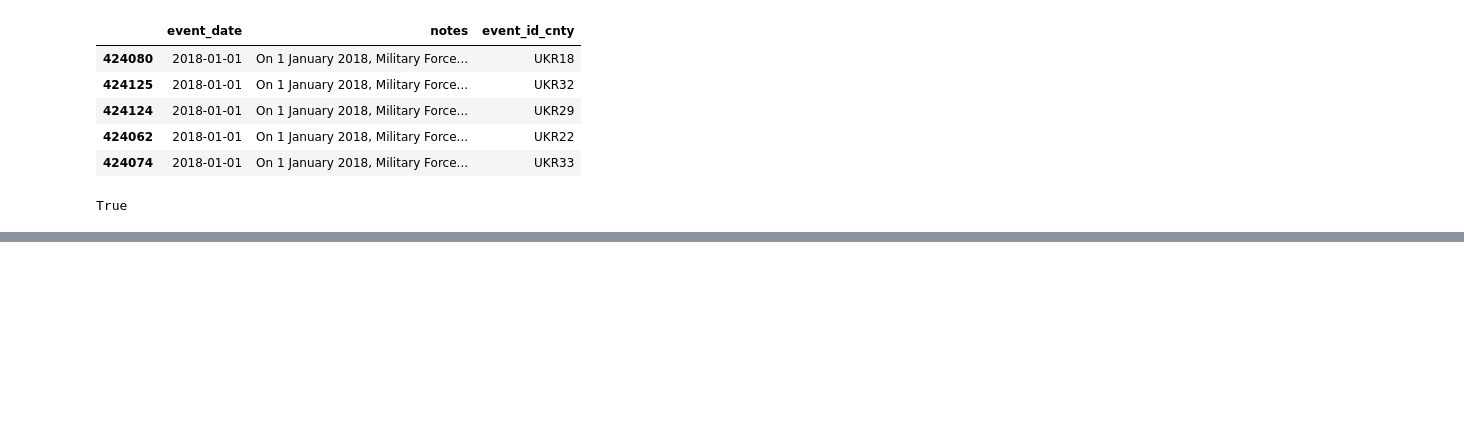
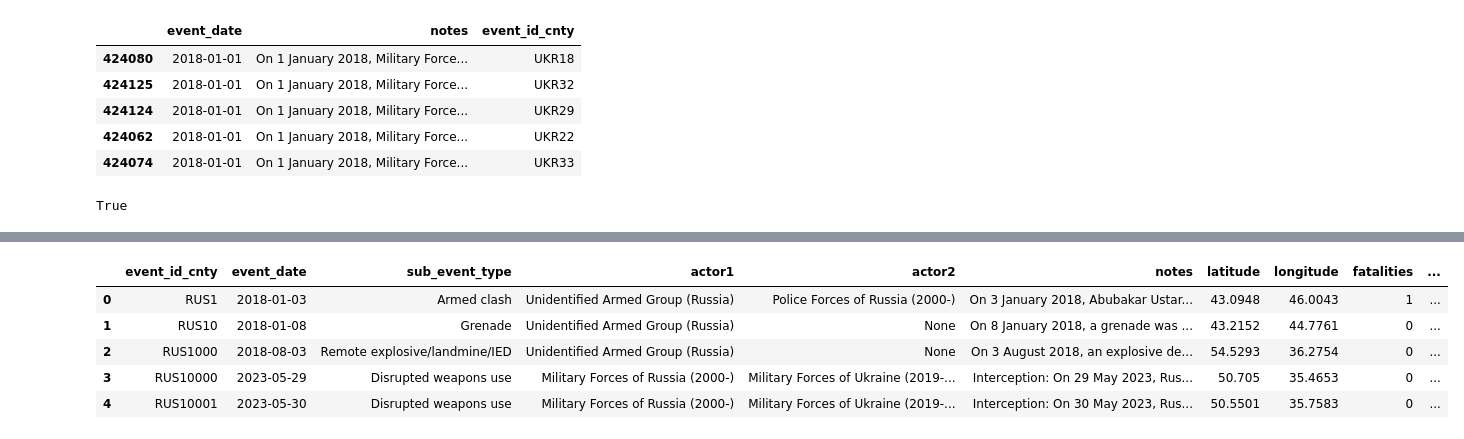
Before and after one commit to supawitgolf/rus-ukr-study, a Jupyter notebook: data-cleaning.ipynb, the cells around one changed output, grey strips where cells are left out. Drawn from its saved outputs; the diff is of its cells as text; code cells hidden in the pictures; blank space fills up the shorter version.

Commit message:
Add data deduplication notebook

```diff
--- a/data-cleaning.ipynb
+++ b/data-cleaning.ipynb
@@ -11,7 +11,9 @@ pd.set_option('display.max_columns', None)   # Show all columns
 
 
 sourceDf = pd.read_csv("./data/Europe-Central-Asia_2018-2024_Sep27.csv")
+equipement_loss_df = pd.read_csv("./data/russia-ukraine-equipement-losses.csv")
 print(sourceDf.columns)
+print(equipement_loss_df.columns)
 # %% [output]
 Index(['event_id_cnty', 'event_date', 'year', 'time_precision',
        'disorder_type', 'event_type', 'sub_event_type', 'actor1',
@@ -170,3 +181,16 @@ display(aggregated.head(10))
 | RUS10004 | RUS10004 | 2023-05-30 | Disrupted weapons use | Military Forces of Russia (2000-) | Unidentified Armed Group (Russia) | Interception: On 30 May 2023, Rus... | 55.757 | 37.242 | ... |
 | RUS10005 | RUS10005 | 2023-05-30 | Disrupted weapons use | Military Forces of Russia (2000-) | Unidentified Armed Group (Russia) | Interception: On 30 May 2023, Rus... | 55.5987 | 37.3517 | ... |
 | RUS10006 | RUS10006 | 2023-06-01 | Disrupted weapons use | Military Forces of Russia (2000-) | Unidentified Armed Group (Russia) | Interception: On 1 June 2023, Rus... | 51.7373 | 36.1873 | ... |
+# %%
+
+equipement_loss_df = equipement_loss_df.rename(columns={'Date': 'event_date'})
+joined = pd.merge(aggregated, equipement_loss_df, on="event_date", how="left")
+
+display(joined.head(5))
+# %% [output]
+|  | event_id_cnty | event_date | sub_event_type | actor1 | actor2 | notes | latitude | longitude | fatalities | ... |
+| 0 | RUS1 | 2018-01-03 | Armed clash | Unidentified Armed Group (Russia) | Police Forces of Russia (2000-) | On 3 January 2018, Abubakar Ustar... | 43.0948 | 46.0043 | 1 | ... |
+| 1 | RUS10 | 2018-01-08 | Grenade | Unidentified Armed Group (Russia) | None | On 8 January 2018, a grenade was ... | 43.2152 | 44.7761 | 0 | ... |
+| 2 | RUS1000 | 2018-08-03 | Remote explosive/landmine/IED | Unidentified Armed Group (Russia) | None | On 3 August 2018, an explosive de... | 54.5293 | 36.2754 | 0 | ... |
+| 3 | RUS10000 | 2023-05-29 | Disrupted weapons use | Military Forces of Russia (2000-) | Military Forces of Ukraine (2019-... | Interception: On 29 May 2023, Rus... | 50.705 | 35.4653 | 0 | ... |
+| 4 | RUS10001 | 2023-05-30 | Disrupted weapons use | Military Forces of Russia (2000-) | Military Forces of Ukraine (2019-... | Interception: On 30 May 2023, Rus... | 50.5501 | 35.7583 | 0 | ... |
```
Also changed, not shown: parts of 1 cell of this notebook.
